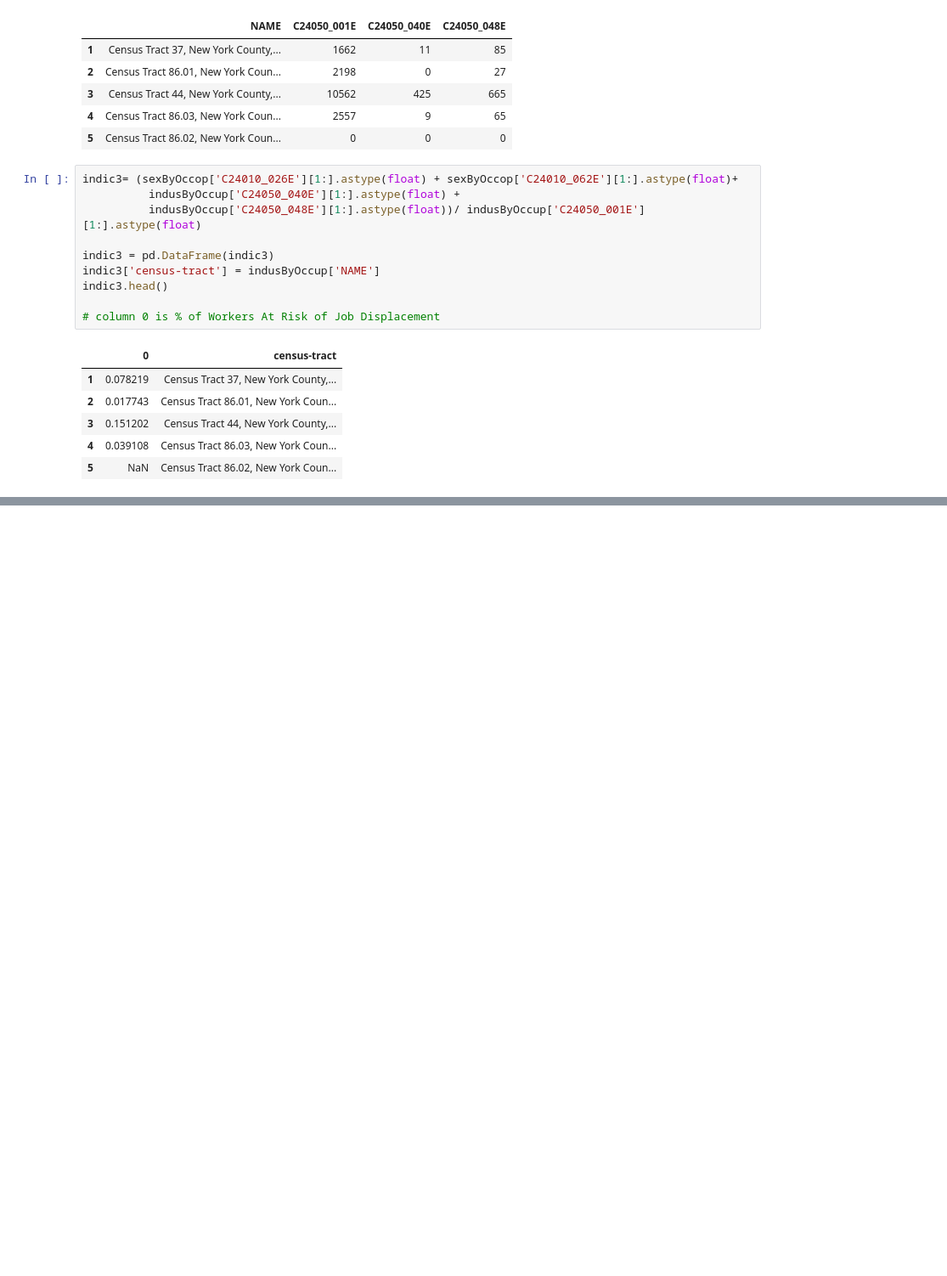
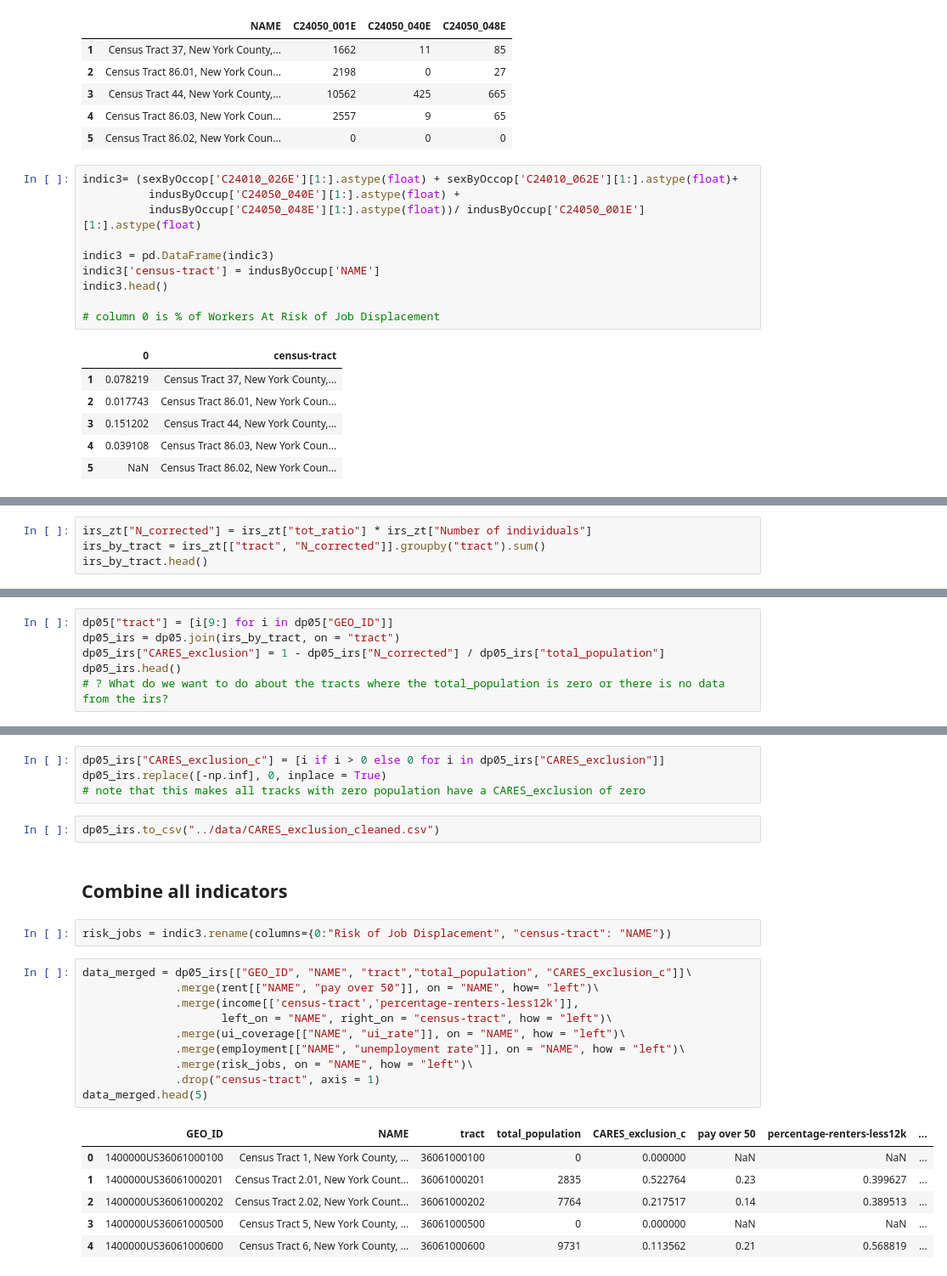
Before and after one commit to community-insight-impact/cvi_ucla_partnership, a Jupyter notebook: notebooks/merge_data_rent.ipynb, the cells around one changed output, grey strips where cells are left out. Shown: that part at 85% size. Drawn from its saved outputs; the diff is of its cells as text; blank space fills up the shorter version.

```diff
--- a/notebooks/merge_data_rent.ipynb
+++ b/notebooks/merge_data_rent.ipynb
@@ -247,0 +343,4 @@ indic3.head()
+# %%
+irs_zt["N_corrected"] = irs_zt["tot_ratio"] * irs_zt["Number of individuals"]
+irs_by_tract = irs_zt[["tract", "N_corrected"]].groupby("tract").sum()
+irs_by_tract.head()
@@ -247,0 +355,6 @@ indic3.head()
+# %%
+dp05["tract"] = [i[9:] for i in dp05["GEO_ID"]]
+dp05_irs = dp05.join(irs_by_tract, on = "tract")
+dp05_irs["CARES_exclusion"] = 1 - dp05_irs["N_corrected"] / dp05_irs["total_population"]
+dp05_irs.head()
+# ? What do we want to do about the tracts where the total_population is zero or there is no data from the irs?
@@ -247,0 +386,27 @@ indic3.head()
+# %%
+dp05_irs["CARES_exclusion_c"] = [i if i > 0 else 0 for i in dp05_irs["CARES_exclusion"]]
+dp05_irs.replace([-np.inf], 0, inplace = True)
+# note that this makes all tracks with zero population have a CARES_exclusion of zero
+# %%
+dp05_irs.to_csv("../data/CARES_exclusion_cleaned.csv")
+# %% [markdown]
+## Combine all indicators
+# %%
+risk_jobs = indic3.rename(columns={0:"Risk of Job Displacement", "census-tract": "NAME"})
+# %%
+data_merged = dp05_irs[["GEO_ID", "NAME", "tract","total_population", "CARES_exclusion_c"]]\
+              .merge(rent[["NAME", "pay over 50"]], on = "NAME", how= "left")\
+              .merge(income[['census-tract','percentage-renters-less12k']],
+                     left_on = "NAME", right_on = "census-tract", how = "left")\
+              .merge(ui_coverage[["NAME", "ui_rate"]], on = "NAME", how = "left")\
+              .merge(employment[["NAME", "unemployment rate"]], on = "NAME", how = "left")\
+              .merge(risk_jobs, on = "NAME", how = "left")\
+              .drop("census-tract", axis = 1)
+data_merged.head(5)
+# %% [output]
+|  | GEO_ID | NAME | tract | total_population | CARES_exclusion_c | pay over 50 | percentage-renters-less12k | ... |
+| 0 | 1400000US36061000100 | Census Tract 1, New York County, ... | 36061000100 | 0 | 0.000000 | NaN | NaN | ... |
+| 1 | 1400000US36061000201 | Census Tract 2.01, New York Count... | 36061000201 | 2835 | 0.522764 | 0.23 | 0.399627 | ... |
+| 2 | 1400000US36061000202 | Census Tract 2.02, New York Count... | 36061000202 | 7764 | 0.217517 | 0.14 | 0.389513 | ... |
+| 3 | 1400000US36061000500 | Census Tract 5, New York County, ... | 36061000500 | 0 | 0.000000 | NaN | NaN | ... |
+| 4 | 1400000US36061000600 | Census Tract 6, New York County, ... | 36061000600 | 9731 | 0.113562 | 0.21 | 0.568819 | ... |
```
Also changed, not shown: parts of 20 cells of this notebook, 8 other files.
